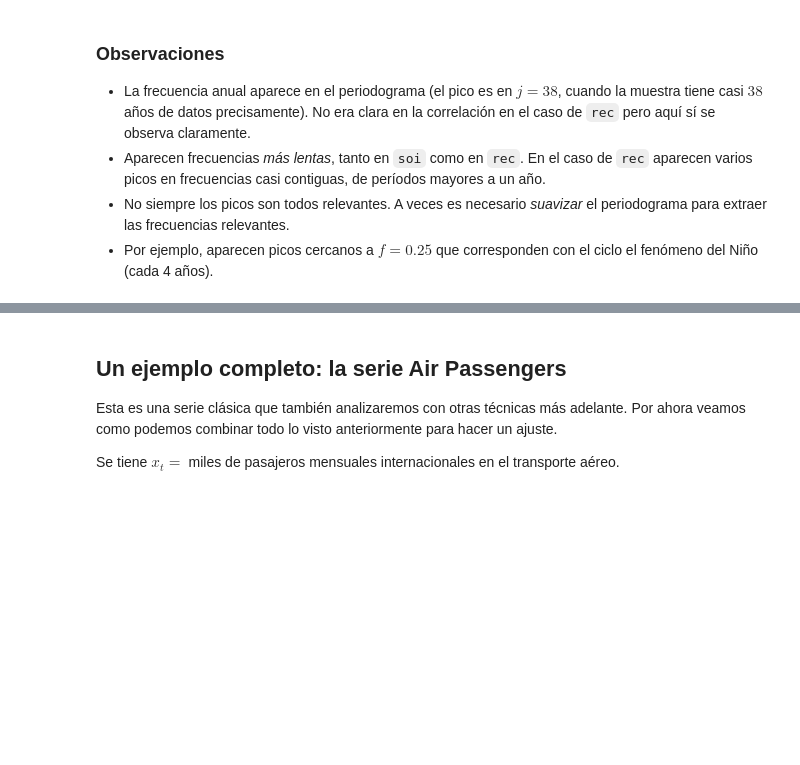
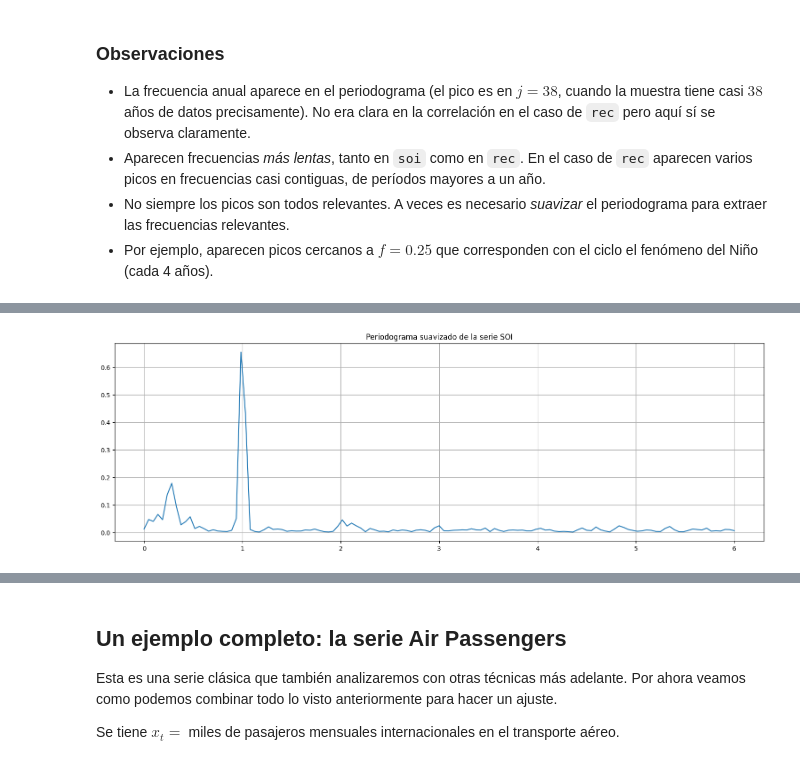
Before and after one commit to aferragu/curso_series_temporales, a Jupyter notebook: 2- Analisis exploratorio/Analisis espectral.ipynb, the cells around one changed output, grey strips where cells are left out. Drawn from its saved outputs; the diff is of its cells as text; code cells hidden in the pictures; blank space fills up the shorter version.

```diff
--- a/2- Analisis exploratorio/Analisis espectral.ipynb
+++ b/2- Analisis exploratorio/Analisis espectral.ipynb
@@ -420,0 +426,8 @@ periodogram(r.value, sampling_frequency=12)
+# %%
+from scipy.signal import welch
+
+f,P = welch(soi.value.values,fs=12)
+plt.plot(f,P)
+plt.title("Periodograma suavizado de la serie SOI");
+# %% [output]
+[figure, added]
```
Also changed, not shown: parts of 24 cells of this notebook, 3 other files.
